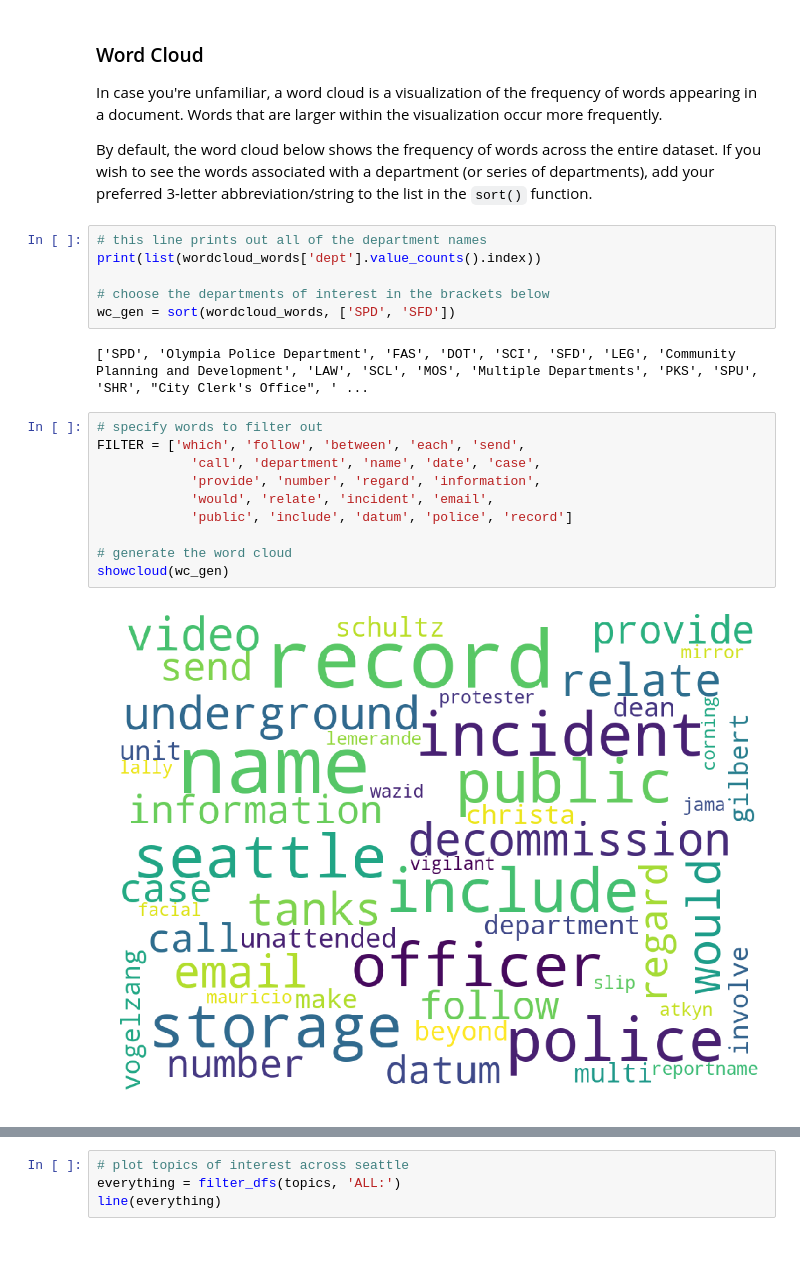
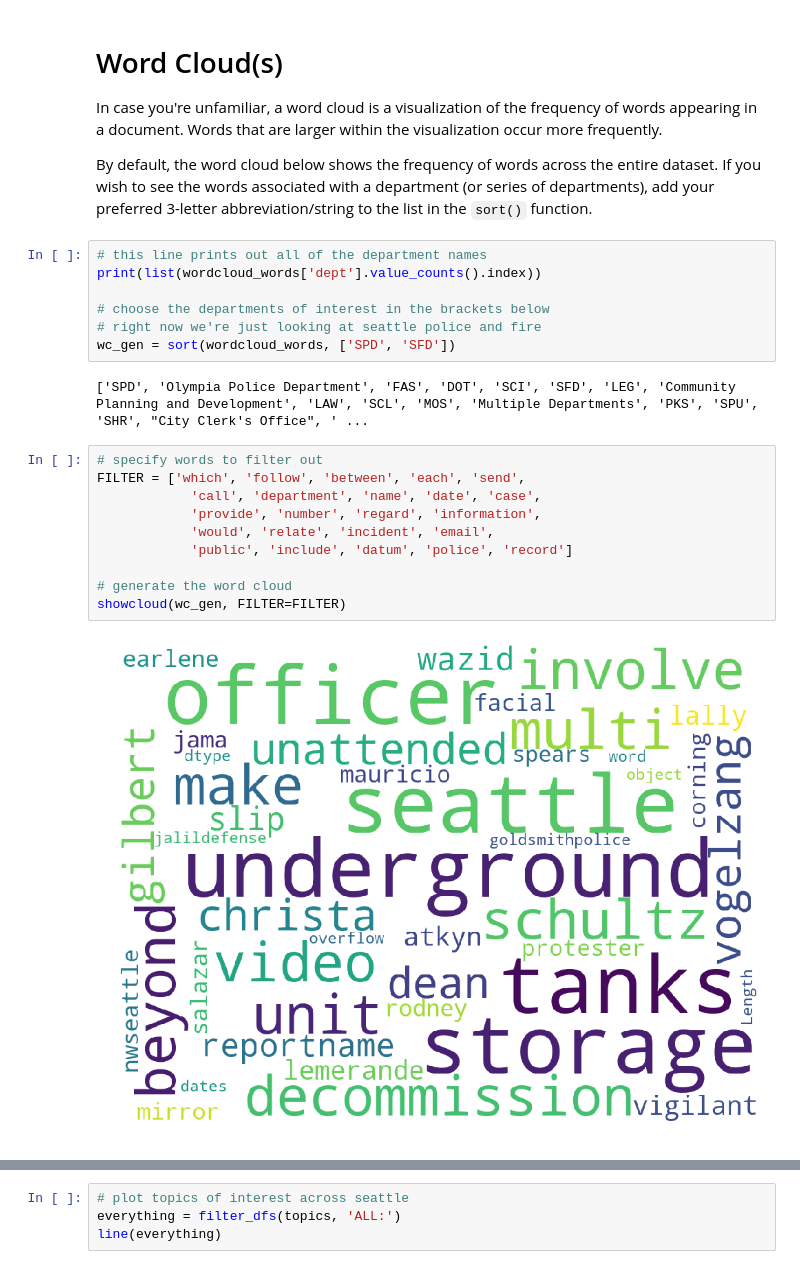
Before and after one commit to OpenDataLiteracy/OpenDataAlliance-KM, a Jupyter notebook: NLP on PRR Visualizations.ipynb, the cells around one changed output, grey strips where cells are left out. Drawn from its saved outputs; the diff is of its cells as text.

```diff
--- a/NLP on PRR Visualizations.ipynb
+++ b/NLP on PRR Visualizations.ipynb
@@ -293,7 +310,7 @@ To toggle this cell's visibility, click <a href="javascript:code_toggle()">here<
 # %% [output]
 [interactive output not drawn]
 # %% [markdown]
-### Word Cloud
+# Word Cloud(s)
 
 In case you're unfamiliar, a word cloud is a visualization of the frequency of words appearing in a document. Words that are larger within the visualization occur more frequently.
 
@@ -303,19 +320,20 @@ By default, the word cloud below shows the frequency of words across the entire
 print(list(wordcloud_words['dept'].value_counts().index))
 
 # choose the departments of interest in the brackets below
+# right now we're just looking at seattle police and fire
 wc_gen = sort(wordcloud_words, ['SPD', 'SFD'])
 # %% [output]
 ['SPD', 'Olympia Police Department', 'FAS', 'DOT', 'SCI', 'SFD', 'LEG', 'Community Planning and Development', 'LAW', 'SCL', 'MOS', 'Multiple Departments', 'PKS', 'SPU', 'SHR', "City Clerk's Office", ' ...
 # %%
 # specify words to filter out
 FILTER = ['which', 'follow', 'between', 'each', 'send',
             'call', 'department', 'name', 'date', 'case',
             'provide', 'number', 'regard', 'information',
             'would', 'relate', 'incident', 'email',
             'public', 'include', 'datum', 'police', 'record']
 
 # generate the word cloud
-showcloud(wc_gen)
+showcloud(wc_gen, FILTER=FILTER)
 # %% [output]
-[figure, old version]
+[figure, new version]
 # %% [markdown]
```
Also changed, not shown: parts of 8 cells of this notebook, 1 other file.
